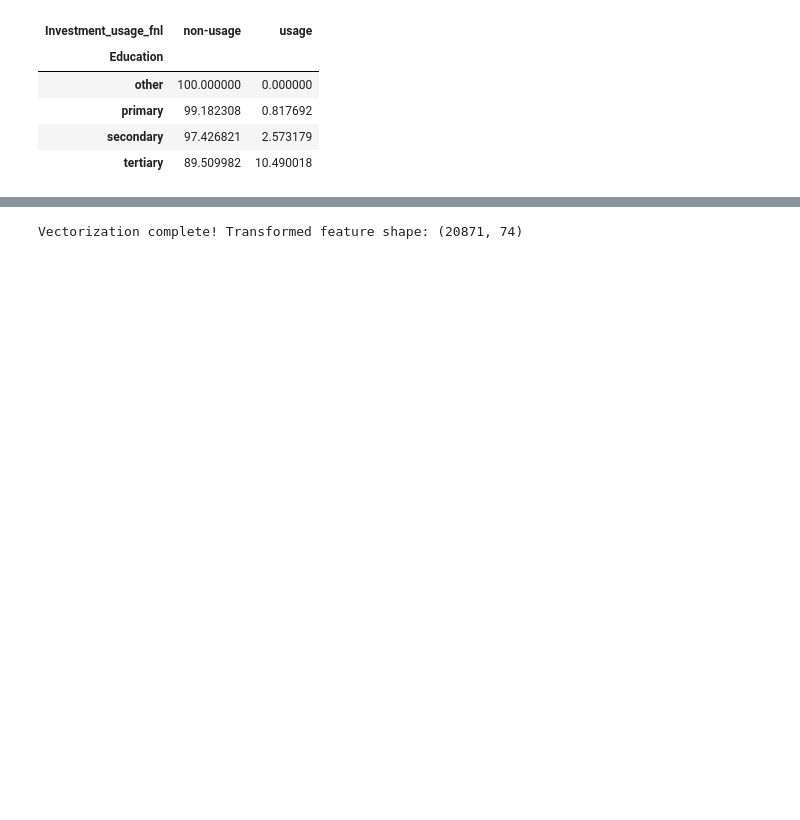
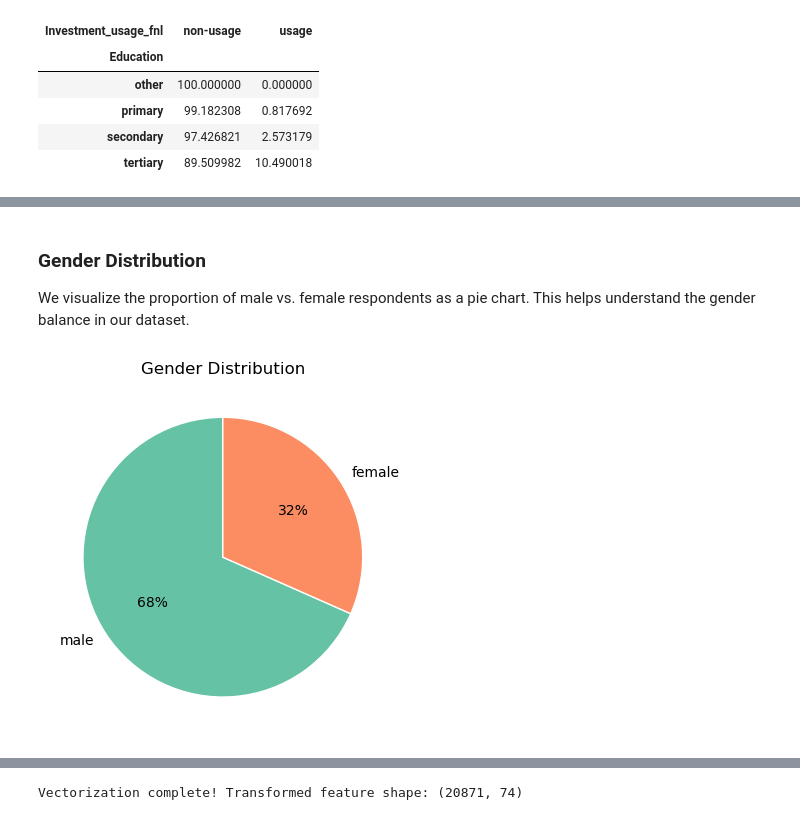
Before and after one commit to RonnyMuthomi/investment_recommender_system, a Jupyter notebook: Investment Recommender Notebook.ipynb, the cells around one changed output, grey strips where cells are left out. Cells and saved outputs as stored; diff of their text form; code cells hidden in the pictures; blank space fills up the shorter version.

```diff
--- a/Investment Recommender Notebook.ipynb
+++ b/Investment Recommender Notebook.ipynb
@@ -438,0 +492,20 @@ Name: count, dtype: int64
+# %% [markdown]
+###  Gender Distribution
+
+We visualize the proportion of male vs. female respondents as a pie chart.
+This helps understand the gender balance in our dataset.
+# %%
+# Plot gender distribution as a pie chart
+plt.figure(figsize=(6, 4))
+df['gender'].value_counts().plot.pie(
+    autopct='%1.0f%%',
+    colors=['#66c2a5', '#fc8d62'],
+    startangle=90,
+    wedgeprops={'edgecolor': 'white'}
+)
+plt.title('Gender Distribution')
+plt.ylabel('')
+plt.tight_layout()
+plt.show()
+# %% [output]
+[figure, added]
```
Also changed, not shown: parts of 113 cells of this notebook.
